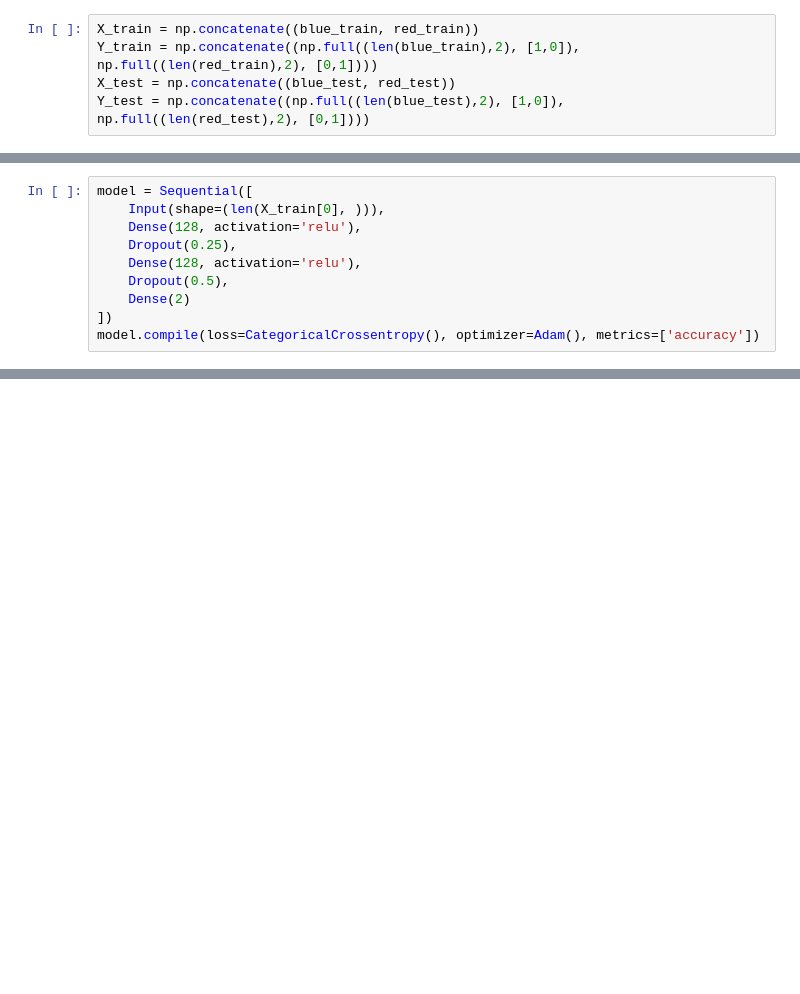
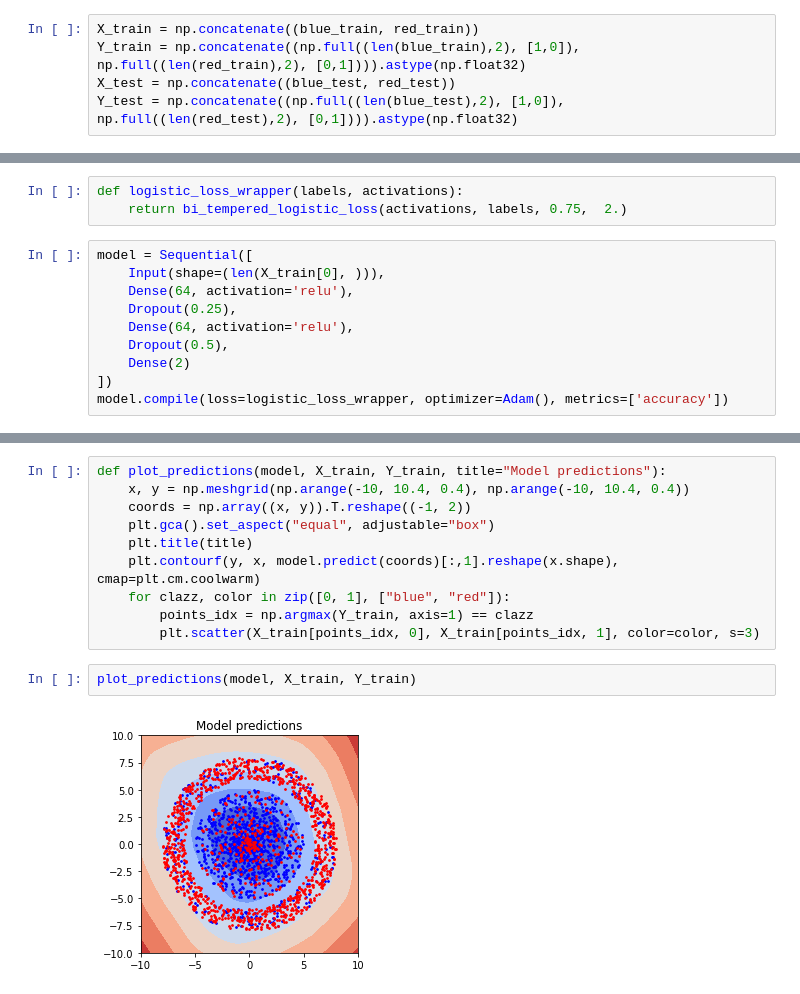
Before and after one commit to wblachowski/training-with-bitempered, a Jupyter notebook: Untitled.ipynb, the cells around one changed output, grey strips where cells are left out. Cells and saved outputs as stored; diff of their text form; blank space fills up the shorter version.

```diff
--- a/Untitled.ipynb
+++ b/Untitled.ipynb
@@ -25,5 +26,5 @@ plt.show()
 # %%
 X_train = np.concatenate((blue_train, red_train))
-Y_train = np.concatenate((np.full((len(blue_train),2), [1,0]), np.full((len(red_train),2), [0,1])))
+Y_train = np.concatenate((np.full((len(blue_train),2), [1,0]), np.full((len(red_train),2), [0,1]))).astype(np.float32)
 X_test = np.concatenate((blue_test, red_test))
-Y_test = np.concatenate((np.full((len(blue_test),2), [1,0]), np.full((len(red_test),2), [0,1])))
+Y_test = np.concatenate((np.full((len(blue_test),2), [1,0]), np.full((len(red_test),2), [0,1]))).astype(np.float32)
@@ -30,13 +33,16 @@ Y_test = np.concatenate((np.full((len(blue_test),2), [1,0]), np.full((len(red_te
+# %%
+def logistic_loss_wrapper(labels, activations):
+    return bi_tempered_logistic_loss(activations, labels, 0.75,  2.)
 # %%
 model = Sequential([
     Input(shape=(len(X_train[0], ))),
-    Dense(128, activation='relu'),
+    Dense(64, activation='relu'),
     Dropout(0.25),
-    Dense(128, activation='relu'),
+    Dense(64, activation='relu'),
     Dropout(0.5),
     Dense(2)
 ])
-model.compile(loss=CategoricalCrossentropy(), optimizer=Adam(), metrics=['accuracy'])
+model.compile(loss=logistic_loss_wrapper, optimizer=Adam(), metrics=['accuracy'])
 # %%
 model.fit(X_train, Y_train, validation_data=(X_test, Y_test), epochs=20)
 # %% [output]
@@ -60 +66,15 @@ Epoch 20/20
 <keras.callbacks.History at 0x...>
+# %%
+def plot_predictions(model, X_train, Y_train, title="Model predictions"):
+    x, y = np.meshgrid(np.arange(-10, 10.4, 0.4), np.arange(-10, 10.4, 0.4))
+    coords = np.array((x, y)).T.reshape((-1, 2))
+    plt.gca().set_aspect("equal", adjustable="box")
+    plt.title(title)
+    plt.contourf(y, x, model.predict(coords)[:,1].reshape(x.shape), cmap=plt.cm.coolwarm)
+    for clazz, color in zip([0, 1], ["blue", "red"]):
+        points_idx = np.argmax(Y_train, axis=1) == clazz
+        plt.scatter(X_train[points_idx, 0], X_train[points_idx, 1], color=color, s=3)
+# %%
+plot_predictions(model, X_train, Y_train)
+# %% [output]
+[figure, added]
```
Also changed, not shown: parts of 4 cells of this notebook, 1 other file.
